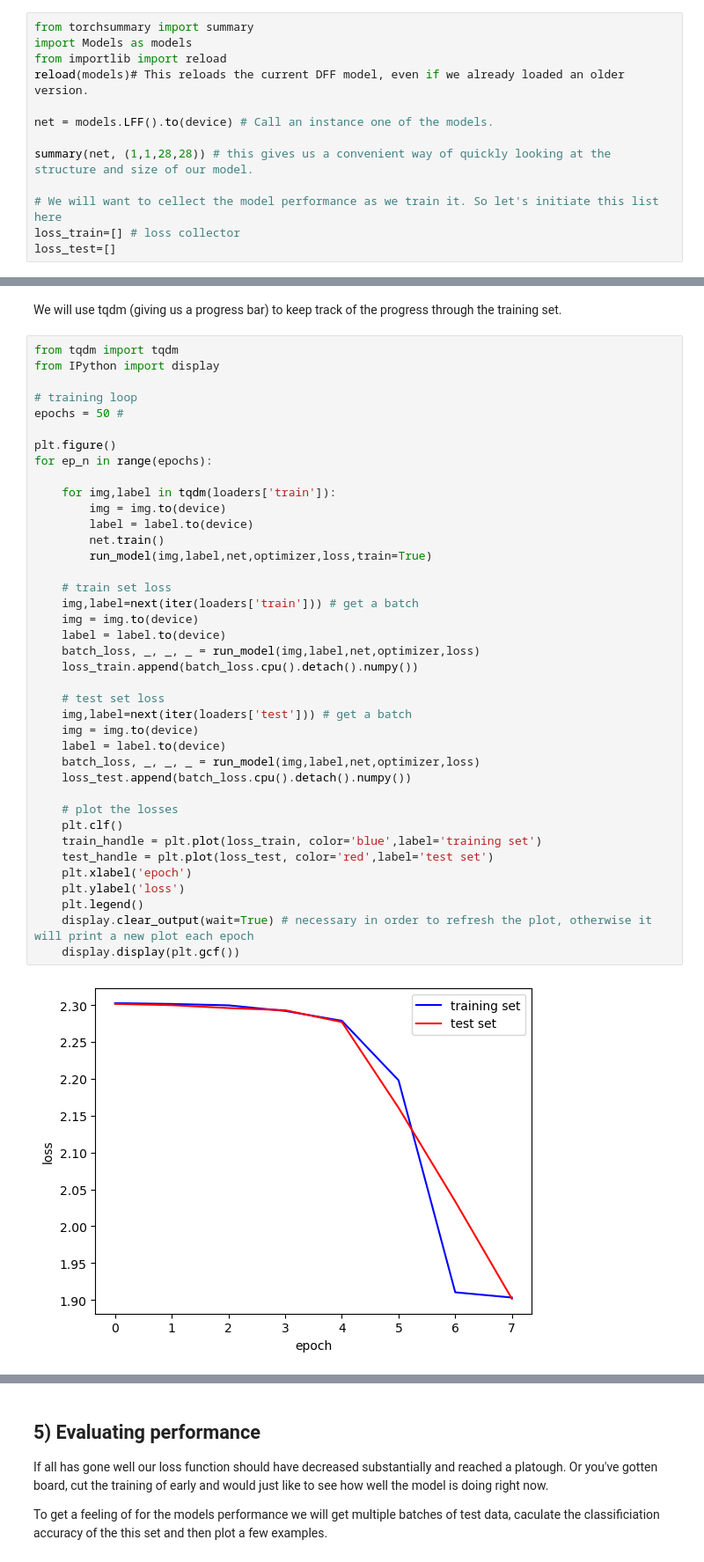
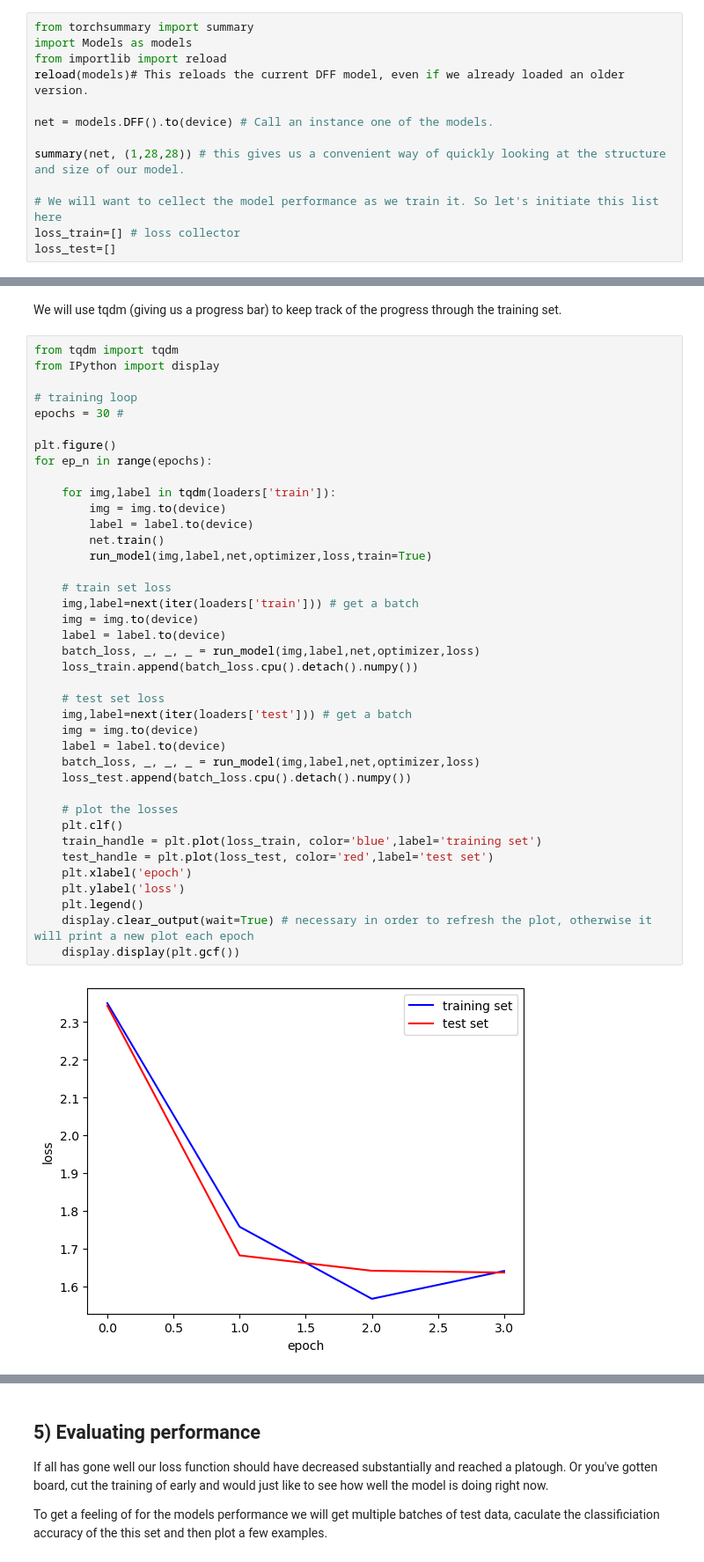
Before and after one commit to Joel-Bauer/PytorchTutorial, a Jupyter notebook: MNIST_with_Pytorch.ipynb, the cells around one changed output, grey strips where cells are left out. Shown at 88% size. Saved outputs shown, nothing was run; the diff lists cells and outputs as text.

```diff
--- a/MNIST_with_Pytorch.ipynb
+++ b/MNIST_with_Pytorch.ipynb
@@ -164,9 +164,9 @@ import Models as models
 from importlib import reload
 reload(models)# This reloads the current DFF model, even if we already loaded an older version.
 
-net = models.LFF().to(device) # Call an instance one of the models.
+net = models.DFF().to(device) # Call an instance one of the models.
 
-summary(net, (1,1,28,28)) # this gives us a convenient way of quickly looking at the structure and size of our model.
+summary(net, (1,28,28)) # this gives us a convenient way of quickly looking at the structure and size of our model.
 
 # We will want to cellect the model performance as we train it. So let's initiate this list here
 loss_train=[] # loss collector
@@ -327,7 +329,7 @@ from tqdm import tqdm
 from IPython import display
 
 # training loop
-epochs = 50 #
+epochs = 30 #
 
 plt.figure()
 for ep_n in range(epochs):
@@ -335,32 +337,32 @@ for ep_n in range(epochs):
     for img,label in tqdm(loaders['train']):
         img = img.to(device)
         label = label.to(device)
         net.train()
         run_model(img,label,net,optimizer,loss,train=True)
 
     # train set loss
     img,label=next(iter(loaders['train'])) # get a batch
     img = img.to(device)
     label = label.to(device)
     batch_loss, _, _, _ = run_model(img,label,net,optimizer,loss)
     loss_train.append(batch_loss.cpu().detach().numpy())
 
     # test set loss
     img,label=next(iter(loaders['test'])) # get a batch
     img = img.to(device)
     label = label.to(device)
     batch_loss, _, _, _ = run_model(img,label,net,optimizer,loss)
     loss_test.append(batch_loss.cpu().detach().numpy())
 
     # plot the losses
     plt.clf()
     train_handle = plt.plot(loss_train, color='blue',label='training set')
     test_handle = plt.plot(loss_test, color='red',label='test set')
     plt.xlabel('epoch')
     plt.ylabel('loss')
     plt.legend()
     display.clear_output(wait=True) # necessary in order to refresh the plot, otherwise it will print a new plot each epoch
     display.display(plt.gcf())
 # %% [output]
-[figure, old version]
+[figure, new version]
 KeyboardInterrupt:
```
Also changed, not shown: parts of 7 cells of this notebook, 1 other file.
